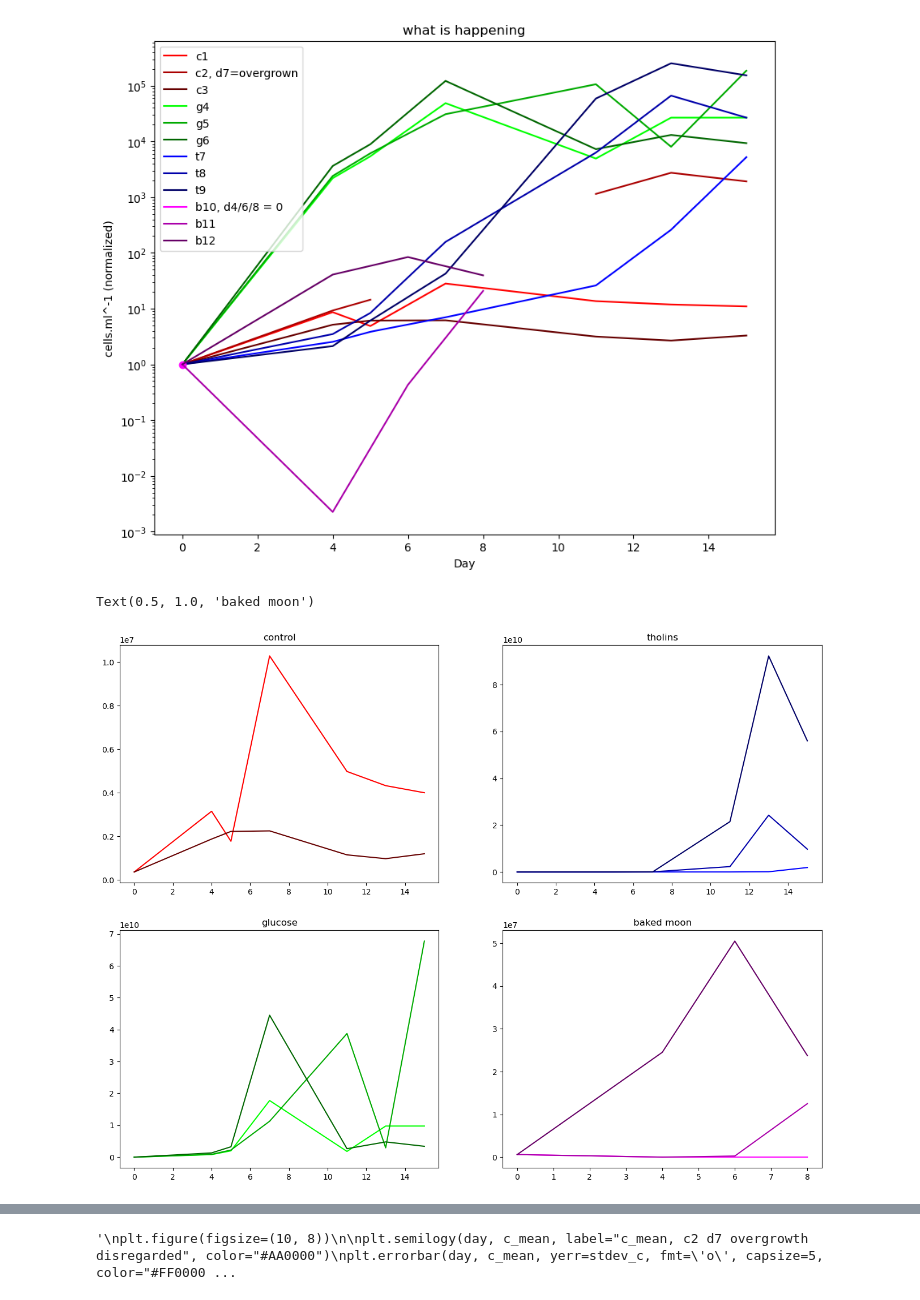
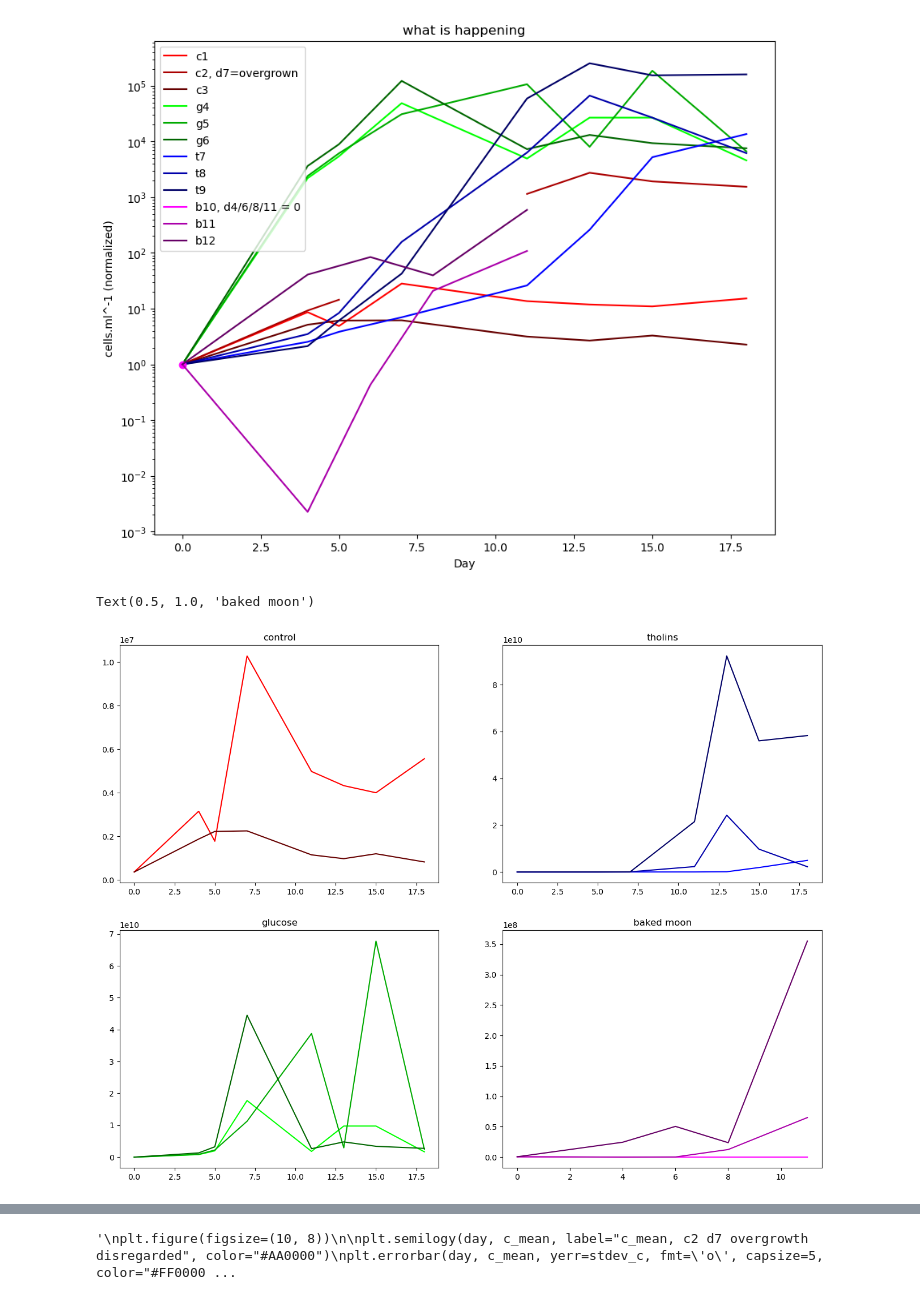
Before and after one commit to lucca-cas/tholinlab, a Jupyter notebook: tholins_2.ipynb, the cells around one changed output, grey strips where cells are left out. Cells and saved outputs as stored; diff of their text form; code cells hidden in the pictures.

```diff
--- a/tholins_2.ipynb
+++ b/tholins_2.ipynb
@@ -5,61 +5,61 @@ import os
 import re
 import math
 
-c1 = np.array([3.645833333E5, 3.15E6, 1.775E6, 1.0275E7, 4.975E6, 4.325E6,4.0E6]) #mod
+c1 = np.array([3.645833333E5, 3.15E6, 1.775E6, 1.0275E7, 4.975E6, 4.325E6, 4.0E6, 5.56E6]) #mod
 c1n = c1/3.645833333E5
-c2 = np.array([3.645833333E5, 3.375E6, 5.275E6, np.nan, 4.175E8, 1.0E9, 7.0E8]) #np.nan --> overgrown #mod
+c2 = np.array([3.645833333E5, 3.375E6, 5.275E6, np.nan, 4.175E8, 1.0E9, 7.0E8, 5.6E8]) #np.nan --> overgrown #mod
 c2n = c2/3.645833333E5
 #print((np.log10(c2[2])+np.log10(c2[4])))
 #c2_interpolatedish = np.array([3.646E5, 3.375E6, 5.275E6, 15.342878943789351E6, 4.175E8])
-c3 = np.array([3.645833333E5, 1.875E6, 2.225E6, 2.25E6, 1.15E6, 9.75E5, 1.2E6]) #mod
+c3 = np.array([3.645833333E5, 1.875E6, 2.225E6, 2.25E6, 1.15E6, 9.75E5, 1.2E6, 8.25E5]) #mod
 c3n = c3/3.645833333E5
 
-g4 = np.array([3.645833333E5, 8.0E8, 1.975E9, 1.775E10, 1.8E9, 9.75E9, 9.75E9]) #mod
+g4 = np.array([3.645833333E5, 8.0E8, 1.975E9, 1.775E10, 1.8E9, 9.75E9, 9.75E9, 1.6725E9]) #mod
 g4n = g4/3.645833333E5
-g5 = np.array([3.645833333E5, 8.75E8, 2.233333333E9, 1.125E10, 3.875E10, 2.925E9, 6.775E10]) #mod
+g5 = np.array([3.645833333E5, 8.75E8, 2.233333333E9, 1.125E10, 3.875E10, 2.925E9, 6.775E10, 2.425E9]) #mod
 g5n = g5/3.645833333E5
-g6 = np.array([3.645833333E5, 1.325E9, 3.25E9, 4.45E10, 2.65E9, 4.775E9, 3.4E9]) #mod
+g6 = np.array([3.645833333E5, 1.325E9, 3.25E9, 4.45E10, 2.65E9, 4.775E9, 3.4E9, 2.75E9]) #mod
 g6n = g6/3.645833333E5
 
-t7 = np.array([3.645833333E5, 9.25E5, 1.4E6, 2.55E6, 9.5E6, 9.5E7, 1.9E9]) #mod
+t7 = np.array([3.645833333E5, 9.25E5, 1.4E6, 2.55E6, 9.5E6, 9.5E7, 1.9E9, 4.95E9]) #mod
 t7n = t7/3.645833333E5
-t8 = np.array([3.645833333E5, 1.275E6, 3.05E6, 5.75E7, 2.3E9, 2.425E10, 9.75E9]) #mod
+t8 = np.array([3.645833333E5, 1.275E6, 3.05E6, 5.75E7, 2.3E9, 2.425E10, 9.75E9, 2.25E9]) #mod
 t8n = t8/3.645833333E5
-t9 = np.array([3.645833333E5, 7.75E5, 2.225E6, 1.55E7, 2.15E10, 9.225E10, 5.6E10]) #mod
+t9 = np.array([3.645833333E5, 7.75E5, 2.225E6, 1.55E7, 2.15E10, 9.225E10, 5.6E10, 5.825E10]) #mod
 t9n = t9/3.645833333E5
 
-b10 = np.array([6.0E5, np.nan, np.nan, np.nan]) #np.nan(s) --> No cells present #mod
+b10 = np.array([6.0E5, np.nan, np.nan, np.nan, np.nan]) #np.nan(s) --> No cells present #mod
 b10n = b10/6.0E5
-b11 = np.array([6.0E5, 1.35E3, 2.575E5, 1.25E7]) #mod
+b11 = np.array([6.0E5, 1.35E3, 2.575E5, 1.25E7, 6.5E7]) #mod
 b11n = b11/6.0E5
-b12 = np.array([6.0E5, 2.45E7, 5.05E7, 2.375E7]) #mod
+b12 = np.array([6.0E5, 2.45E7, 5.05E7, 2.375E7, 3.55E8]) #mod
 b12n = b12/6.0E5
 # %%
-day = np.array([0, 4, 5, 7, 11, 13, 15]) #mod
-day_b = np.array([0, 4, 6, 8]) #mod
+day = np.array([0, 4, 5, 7, 11, 13, 15, 18]) #mod
+day_b = np.array([0, 4, 6, 8, 11]) #mod
 
 plt.figure(figsize=(10, 8))
 plt.semilogy(day, c1n, label="c1", color="#FF0000")
 plt.semilogy(day, c2n, label="c2, d7=overgrown", color="#AA0000")
 plt.semilogy(day, c3n, label="c3", color="#660000")
 plt.semilogy(day, g4n, label="g4", color="#00FF00")
 plt.semilogy(day, g5n, label="g5", color="#00AA00")
 plt.semilogy(day, g6n, label="g6", color="#006600")
 plt.semilogy(day, t7n, label="t7", color="#0000FF")
 plt.semilogy(day, t8n, label="t8", color="#0000AA")
 plt.semilogy(day, t9n, label="t9", color="#000066")
-plt.semilogy(day_b, b10n, label="b10, d4/6/8 = 0", color="#FF00FF") #mod (label)
+plt.semilogy(day_b, b10n, label="b10, d4/6/8/11 = 0", color="#FF00FF") #mod (label)
 plt.semilogy(0, b10n[0], 'o', color="#FF00FF")
 plt.semilogy(day_b, b11n, label="b11", color="#AA00AA")
 plt.semilogy(day_b, b12n, label="b12", color="#660066")
 
 plt.xlabel("Day")
 plt.ylabel("cells.ml^-1 (normalized)")
 plt.title("what is happening")
 plt.legend(loc='upper left')
 plt.show()
 # %% [output]
-[figure, old version]
+[figure, new version]
 # %%
 fig, axs = plt.subplots(2, 2, figsize=(16, 12))
 
@@ -79,13 +79,13 @@ axs[0, 1].plot(day, t9, label="t9", color="#000066")
 axs[0, 1].set_title("tholins")
 
 axs[1, 1].plot(day_b, b10, label="b10, d4=0 d6=0", color="#FF00FF")
-axs[1, 1].plot(day_b, (b10[0], 0, 0, 0), color="#FF00FF") #mod
+axs[1, 1].plot(day_b, (b10[0], 0, 0, 0, 0), color="#FF00FF") #mod
 axs[1, 1].plot(day_b, b11, label="b11", color="#AA00AA")
 axs[1, 1].plot(day_b, b12, label="b12", color="#660066")
 axs[1, 1].set_title("baked moon")
 # %% [output]
 Text(0.5, 1.0, 'baked moon')
-[figure, old version]
+[figure, new version]
 # %%
 def mean_of_arrays (a,b,c):
     mean_arr = np.array([(a[i]+b[i]+c[i])/3 for i in range (len(a))])
```
Also changed, not shown: parts of 4 cells of this notebook.
